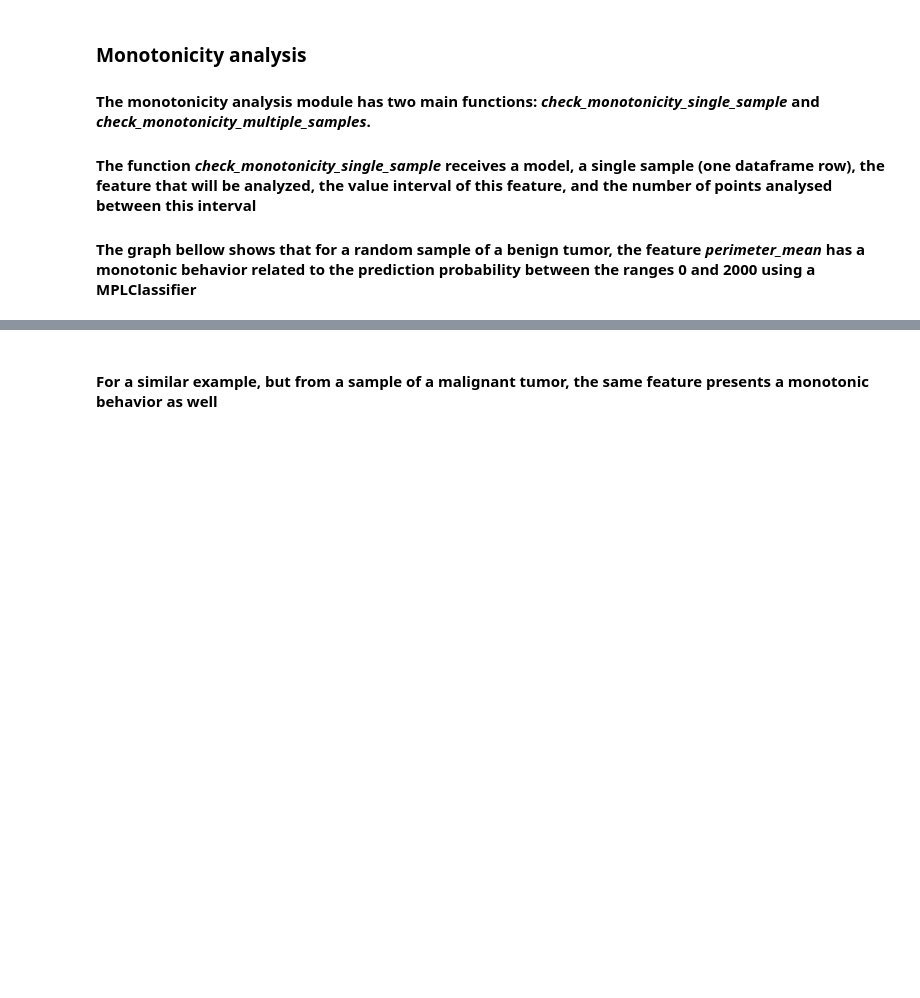
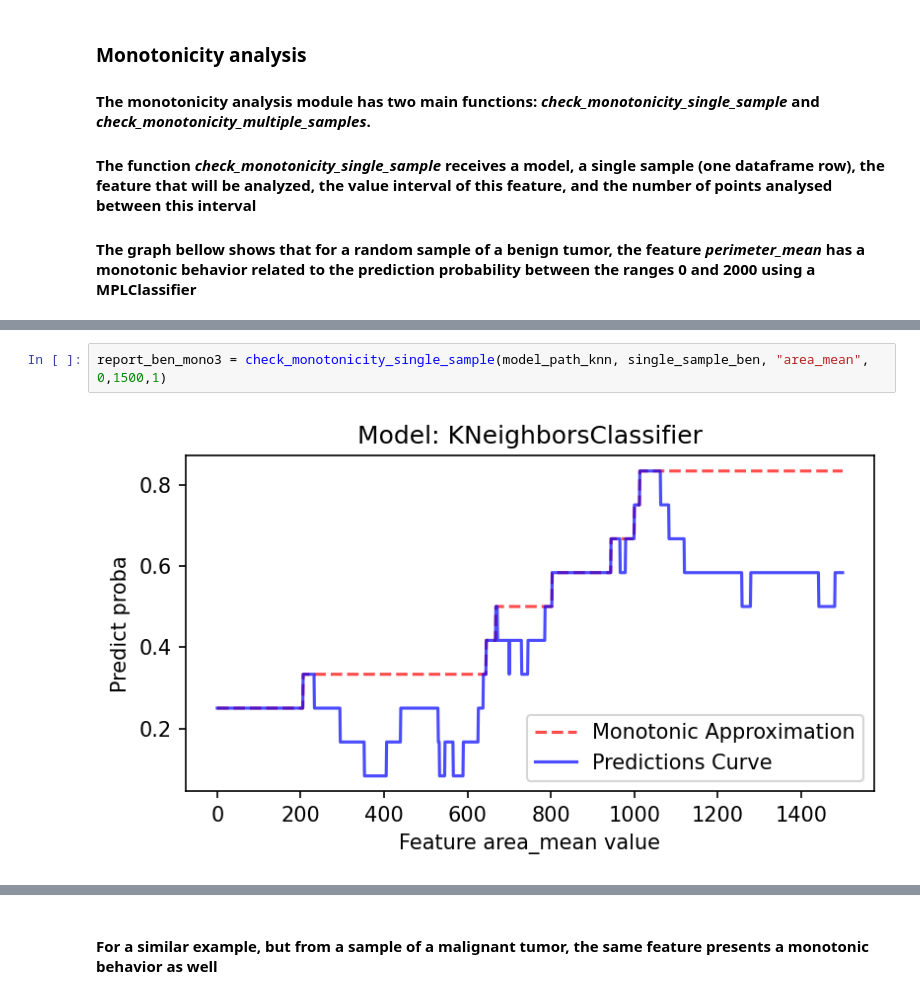
Before and after one commit to jpgianfaldoni/MLBugDetection, a Jupyter notebook: src/Tutorial.ipynb, the cells around one changed output, grey strips where cells are left out. Saved outputs shown, nothing was run; the diff lists cells and outputs as text; blank space fills up the shorter version.

```diff
--- a/src/Tutorial.ipynb
+++ b/src/Tutorial.ipynb
@@ -45,0 +81,4 @@ report_ben_mono = check_monotonicity_single_sample(model_path_nn, single_sample_
+# %%
+report_ben_mono3 = check_monotonicity_single_sample(model_path_knn, single_sample_ben, "area_mean", 0,1500,1)
+# %% [output]
+[figure, added]
```
Also changed, not shown: parts of 48 cells of this notebook, 5 other files.
